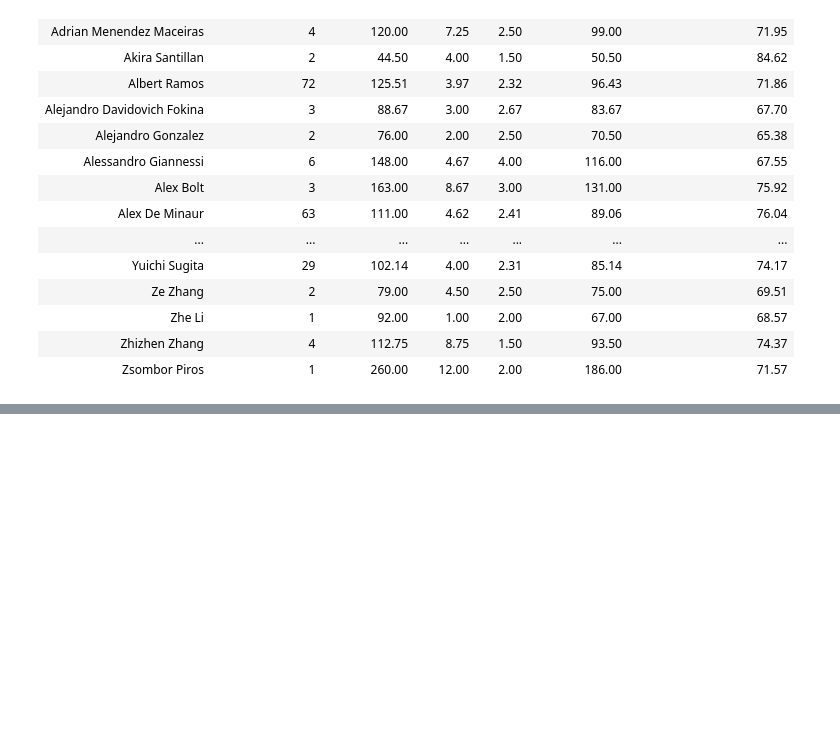
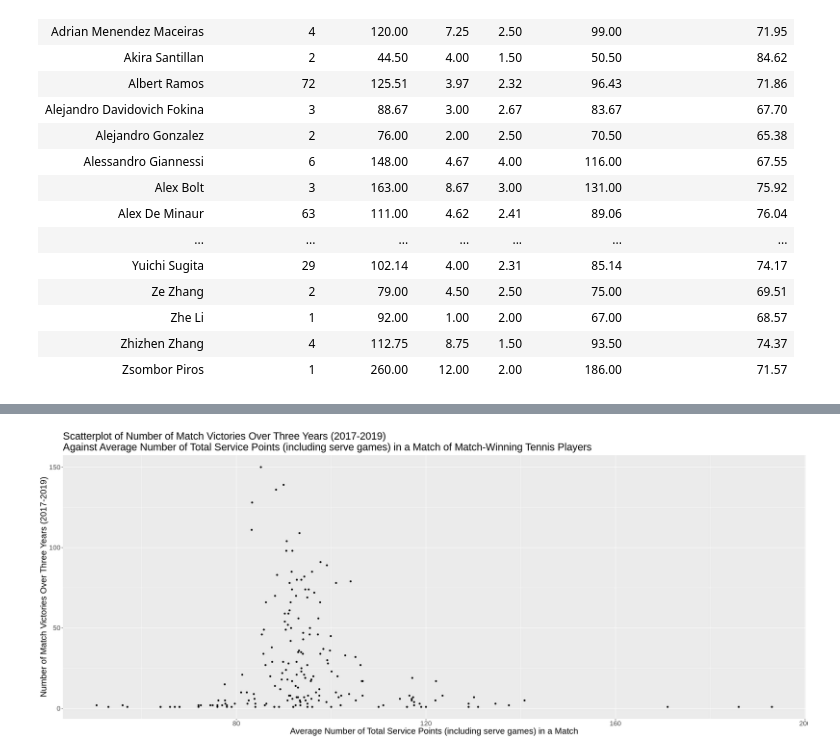
Before and after one commit to kimtanpalanca/dsci_group_15, a Jupyter notebook: group_project_vers2.ipynb, the cells around one changed output, grey strips where cells are left out. Cells and saved outputs as stored; diff of their text form; code cells hidden in the pictures; blank space fills up the shorter version.

```diff
--- a/group_project_vers2.ipynb
+++ b/group_project_vers2.ipynb
@@ -148,0 +194,12 @@ ERROR: Error in parse(text = x, srcfile = src): <text>:5:0: unexpected end of in
+# %%
+options(repr.plot.width = 25, repr.plot.height = 10)
+
+svpt_scatterplot <- data_train%>%
+    ggplot(aes(x=total_avg_svpt, y=number_of_wins))+
+    geom_point()+
+    theme (text = element_text (size = 20))+
+    labs(x="Average Number of Total Service Points (including serve games) in a Match", y="Number of Match Victories Over Three Years (2017-2019)")+
+    ggtitle("Scatterplot of Number of Match Victories Over Three Years (2017-2019)\nAgainst Average Number of Total Service Points (including serve games) in a Match of Match-Winning Tennis Players")
+svpt_scatterplot
+# %% [output]
+[figure, added]
```
Also changed, not shown: parts of 7 cells of this notebook, 1 other file.
